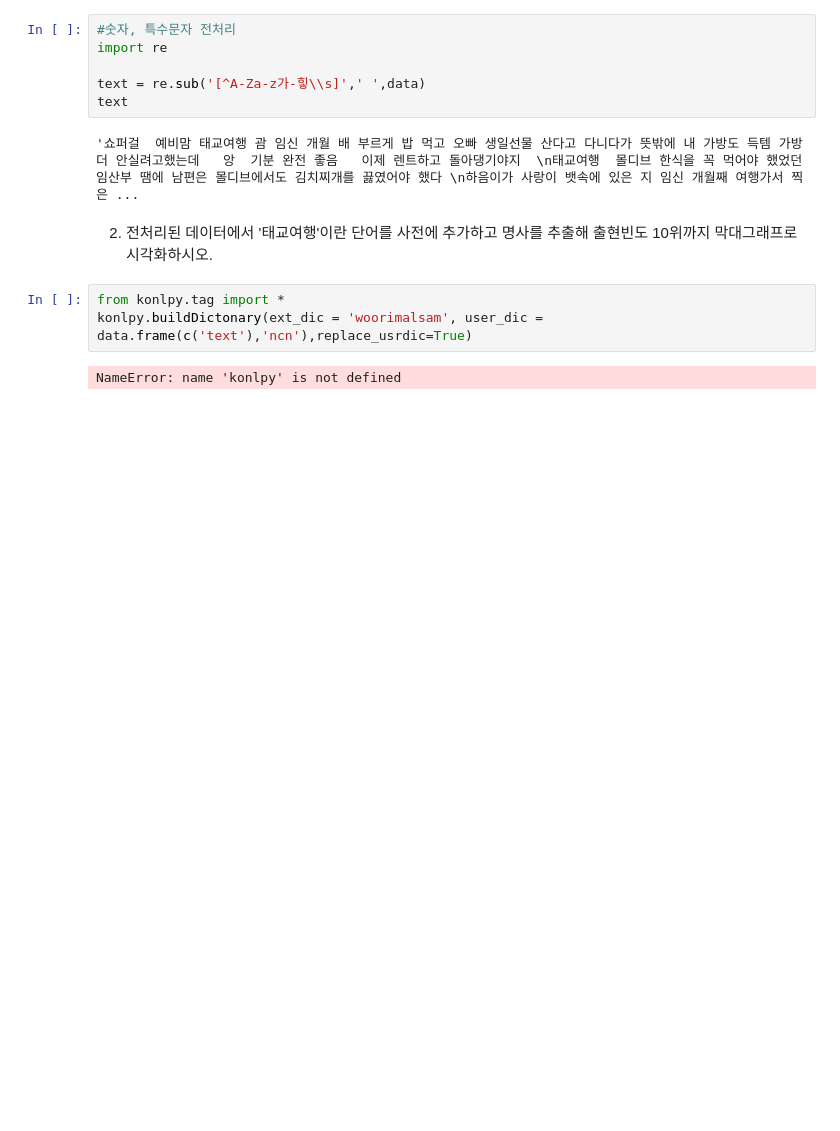
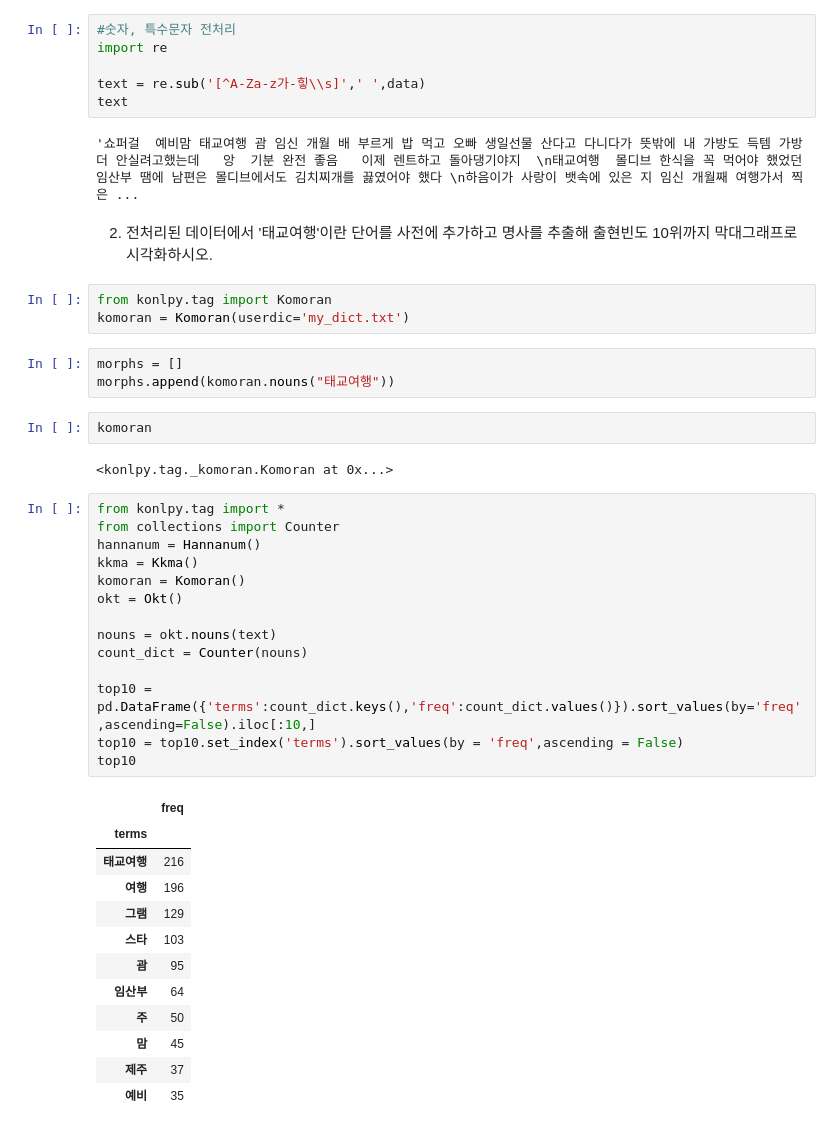
Before and after one commit to suhyehye/ADP-study, a Jupyter notebook: 모의고사/4회/3. 비정형 데이터마이닝.ipynb, the cells around one changed output. Cells and saved outputs as stored; diff of their text form; blank space fills up the shorter version.

```diff
--- a/모의고사/4회/3. 비정형 데이터마이닝.ipynb
+++ b/모의고사/4회/3. 비정형 데이터마이닝.ipynb
@@ -19,8 +19,40 @@ text
 '쇼퍼걸  예비맘 태교여행 괌 임신 개월 배 부르게 밥 먹고 오빠 생일선물 산다고 다니다가 뜻밖에 내 가방도 득템 가방더 안실려고했는데   앙  기분 완전 좋음   이제 렌트하고 돌아댕기야지  \n태교여행  몰디브 한식을 꼭 먹어야 했었던 임산부 땜에 남편은 몰디브에서도 김치찌개를 끓였어야 했다 \n하음이가 사랑이 뱃속에 있은 지 임신 개월째 여행가서 찍은 ...
 # %% [markdown]
 2. 전처리된 데이터에서 '태교여행'이란 단어를 사전에 추가하고 명사를 추출해 출현빈도 10위까지 막대그래프로 시각화하시오.
-# %%
-from konlpy.tag import *
-konlpy.buildDictonary(ext_dic = 'woorimalsam', user_dic = data.frame(c('text'),'ncn'),replace_usrdic=True)
-# %% [output]
-NameError: name 'konlpy' is not defined
+# %%
+from konlpy.tag import Komoran
+komoran = Komoran(userdic='my_dict.txt')
+# %%
+morphs = []
+morphs.append(komoran.nouns("태교여행"))
+# %%
+komoran
+# %% [output]
+<konlpy.tag._komoran.Komoran at 0x...>
+# %%
+from konlpy.tag import *
+from collections import Counter
+hannanum = Hannanum()
+kkma = Kkma()
+komoran = Komoran()
+okt = Okt()
+
+nouns = okt.nouns(text)
+count_dict = Counter(nouns)
+
+top10 = pd.DataFrame({'terms':count_dict.keys(),'freq':count_dict.values()}).sort_values(by='freq',ascending=False).iloc[:10,]
+top10 = top10.set_index('terms').sort_values(by = 'freq',ascending = False)
+top10
+# %% [output]
+|  | freq |
+| terms |  |
+| 태교여행 | 216 |
+| 여행 | 196 |
+| 그램 | 129 |
+| 스타 | 103 |
+| 괌 | 95 |
+| 임산부 | 64 |
+| 주 | 50 |
+| 맘 | 45 |
+| 제주 | 37 |
+| 예비 | 35 |
```
Also changed, not shown: parts of 1 cell of this notebook.
